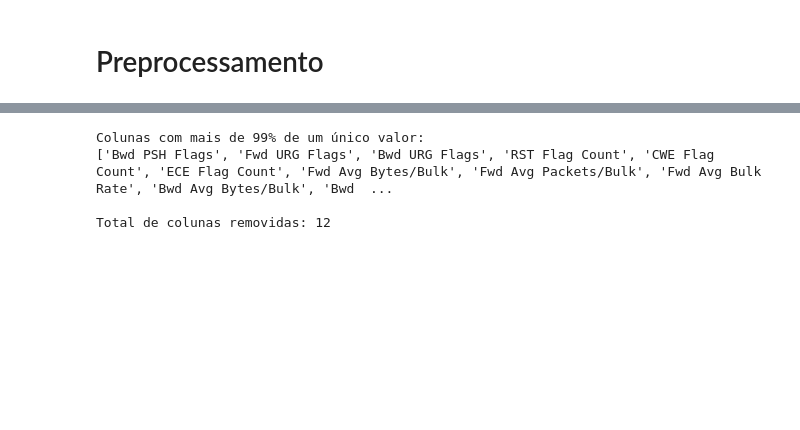
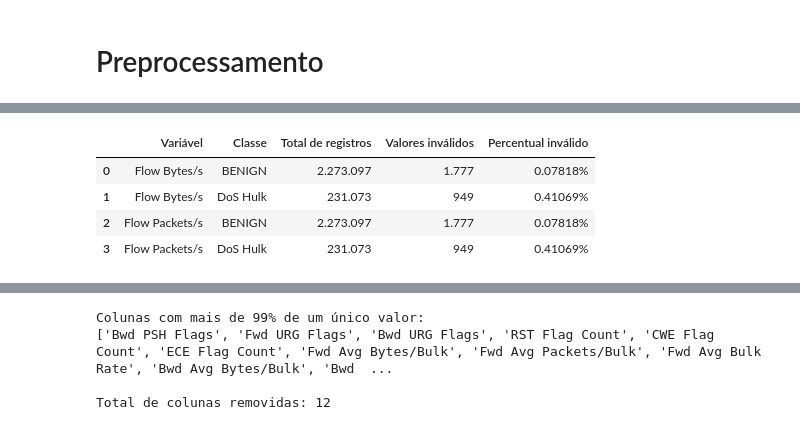
Before and after one commit to AlfredoLSN/Suricata_ML, a Jupyter notebook: main copy.ipynb, the cells around one changed output, grey strips where cells are left out. Saved outputs shown, nothing was run; the diff lists cells and outputs as text; code cells hidden in the pictures; blank space fills up the shorter version.

```diff
--- a/main copy.ipynb
+++ b/main copy.ipynb
@@ -42 +41,68 @@ DoS Slowhttptest       5228
 Name: count, dtype: int64
+# %%
+import numpy as np
+import pandas as pd
+from pandas.api.types import is_numeric_dtype
+
+# colunas a verificar, excluindo a variável target
+cols_check = df.columns.drop(target, errors="ignore")
+
+classes = df[target].unique()
+
+linhas = []
+
+for col in cols_check:
+    for cls in classes:
+        sub = df[df[target] == cls]
+        total = len(sub)
+
+        if total == 0:
+            continue
+
+        if is_numeric_dtype(sub[col]):
+            invalid_mask = ~np.isfinite(sub[col])
+        else:
+            invalid_mask = sub[col].isna()
+
+        valores_invalidos = int(invalid_mask.sum())
+
+        if valores_invalidos > 0:
+            percentual = valores_invalidos / total * 100
+
+            linhas.append({
+                "Variável": col,
+                "Classe": cls,
+                "Total de registros": total,
+                "Valores inválidos": valores_invalidos,
+                "Percentual inválido": percentual
+            })
+
+tabela_invalidos = pd.DataFrame(linhas)
+
+# Ordenação
+tabela_invalidos = tabela_invalidos.sort_values(
+    by=["Variável", "Classe"]
+).reset_index(drop=True)
+
+# Tabela formatada para exibição, sem usar .style
+tabela_formatada = tabela_invalidos.copy()
+
+tabela_formatada["Total de registros"] = tabela_formatada["Total de registros"].apply(
+    lambda x: f"{x:,.0f}".replace(",", ".")
+)
+
+tabela_formatada["Valores inválidos"] = tabela_formatada["Valores inválidos"].apply(
+    lambda x: f"{x:,.0f}".replace(",", ".")
+)
+
+tabela_formatada["Percentual inválido"] = tabela_formatada["Percentual inválido"].apply(
+    lambda x: f"{x:.5f}%"
+)
+
+display(tabela_formatada)
+# %% [output]
+|  | Variável | Classe | Total de registros | Valores inválidos | Percentual inválido |
+| 0 | Flow Bytes/s | BENIGN | 2.273.097 | 1.777 | 0.07818% |
+| 1 | Flow Bytes/s | DoS Hulk | 231.073 | 949 | 0.41069% |
+| 2 | Flow Packets/s | BENIGN | 2.273.097 | 1.777 | 0.07818% |
+| 3 | Flow Packets/s | DoS Hulk | 231.073 | 949 | 0.41069% |
```
Also changed, not shown: parts of 19 cells of this notebook, 8 other files.
